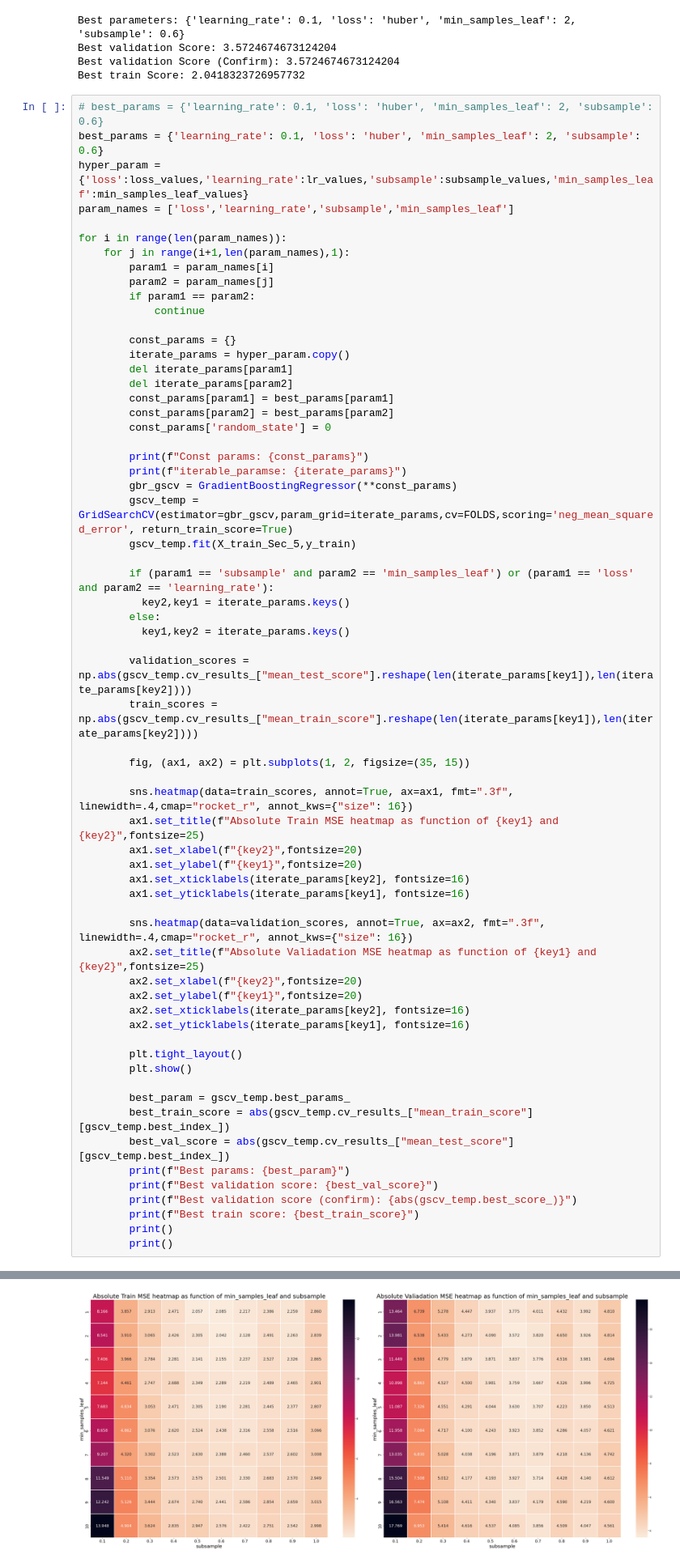
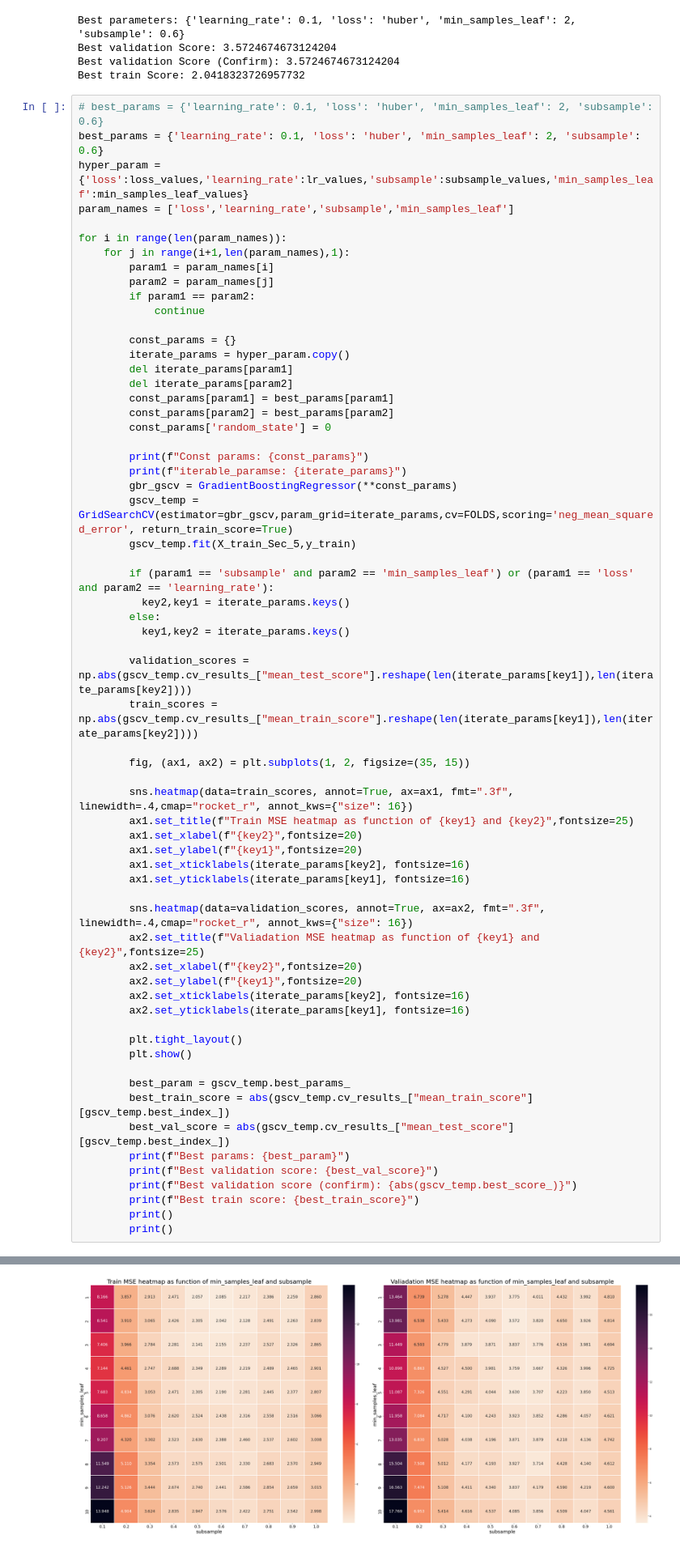
Before and after one commit to ItayLasch/MajorHW3, a Jupyter notebook: Major_HW3.ipynb, the cells around one changed output, grey strips where cells are left out. Shown at 81% size. Saved outputs shown, nothing was run; the diff lists cells and outputs as text.

```diff
--- a/Major_HW3.ipynb
+++ b/Major_HW3.ipynb
@@ -661,36 +661,36 @@ for i in range(len(param_names)):
 
         fig, (ax1, ax2) = plt.subplots(1, 2, figsize=(35, 15))
 
         sns.heatmap(data=train_scores, annot=True, ax=ax1, fmt=".3f", linewidth=.4,cmap="rocket_r", annot_kws={"size": 16})
-        ax1.set_title(f"Absolute Train MSE heatmap as function of {key1} and {key2}",fontsize=25)
+        ax1.set_title(f"Train MSE heatmap as function of {key1} and {key2}",fontsize=25)
         ax1.set_xlabel(f"{key2}",fontsize=20)
         ax1.set_ylabel(f"{key1}",fontsize=20)
         ax1.set_xticklabels(iterate_params[key2], fontsize=16)
         ax1.set_yticklabels(iterate_params[key1], fontsize=16)
 
         sns.heatmap(data=validation_scores, annot=True, ax=ax2, fmt=".3f", linewidth=.4,cmap="rocket_r", annot_kws={"size": 16})
-        ax2.set_title(f"Absolute Valiadation MSE heatmap as function of {key1} and {key2}",fontsize=25)
+        ax2.set_title(f"Valiadation MSE heatmap as function of {key1} and {key2}",fontsize=25)
         ax2.set_xlabel(f"{key2}",fontsize=20)
         ax2.set_ylabel(f"{key1}",fontsize=20)
         ax2.set_xticklabels(iterate_params[key2], fontsize=16)
         ax2.set_yticklabels(iterate_params[key1], fontsize=16)
 
         plt.tight_layout()
         plt.show()
 
         best_param = gscv_temp.best_params_
         best_train_score = abs(gscv_temp.cv_results_["mean_train_score"][gscv_temp.best_index_])
         best_val_score = abs(gscv_temp.cv_results_["mean_test_score"][gscv_temp.best_index_])
         print(f"Best params: {best_param}")
         print(f"Best validation score: {best_val_score}")
         print(f"Best validation score (confirm): {abs(gscv_temp.best_score_)}")
         print(f"Best train score: {best_train_score}")
         print()
         print()
 # %% [output]
 Const params: {'loss': 'huber', 'learning_rate': 0.1, 'random_state': 0}
 iterable_paramse: {'subsample': [0.1, 0.2, 0.3, 0.4, 0.5, 0.6, 0.7, 0.8, 0.9, 1.0], 'min_samples_leaf': array([ 1,  2,  3,  4,  5,  6,  7,  8,  9, 10])}
-[figure, old version]
+[figure, new version]
 Best params: {'min_samples_leaf': 2, 'subsample': 0.6}
 Best validation score: 3.5724674673124204
 Best validation score (confirm): 3.5724674673124204
```
Also changed, not shown: parts of 2 cells of this notebook, 1 other file.
